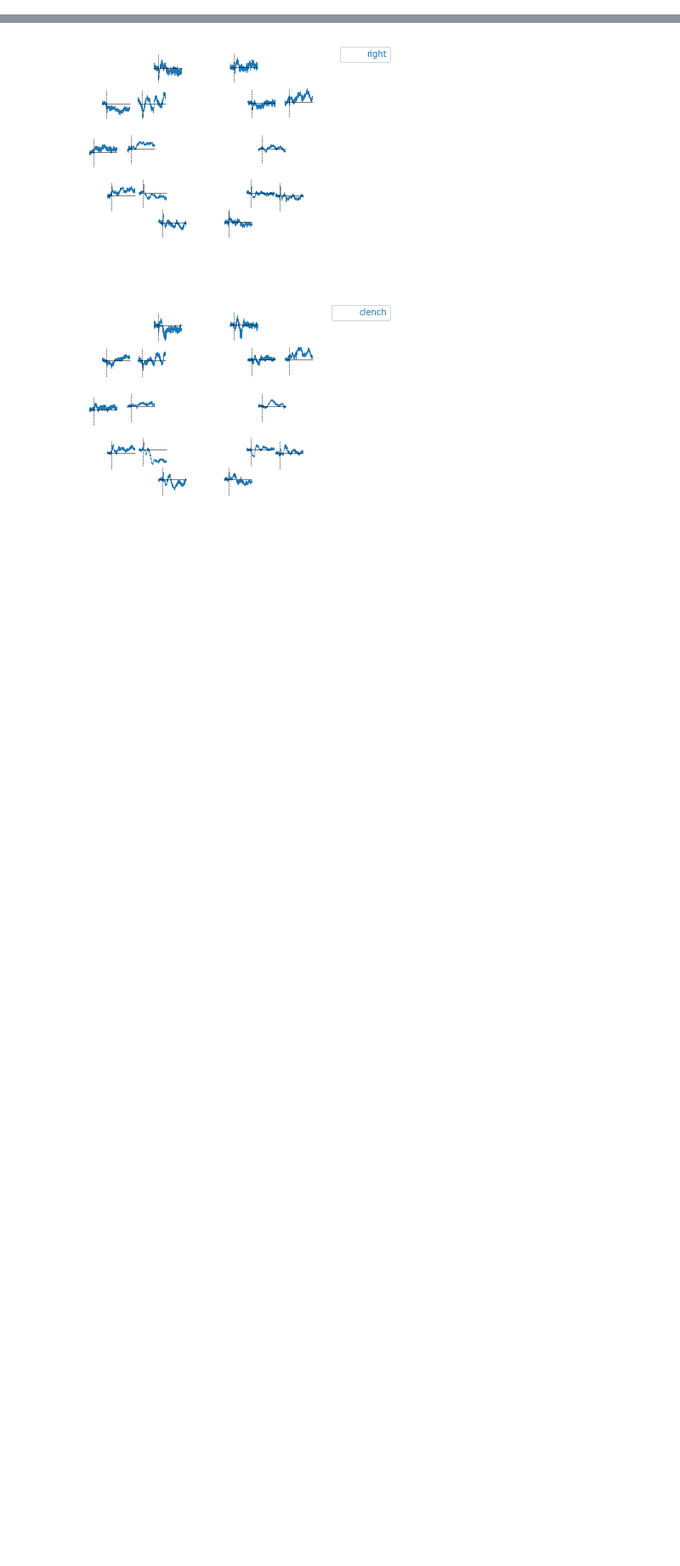
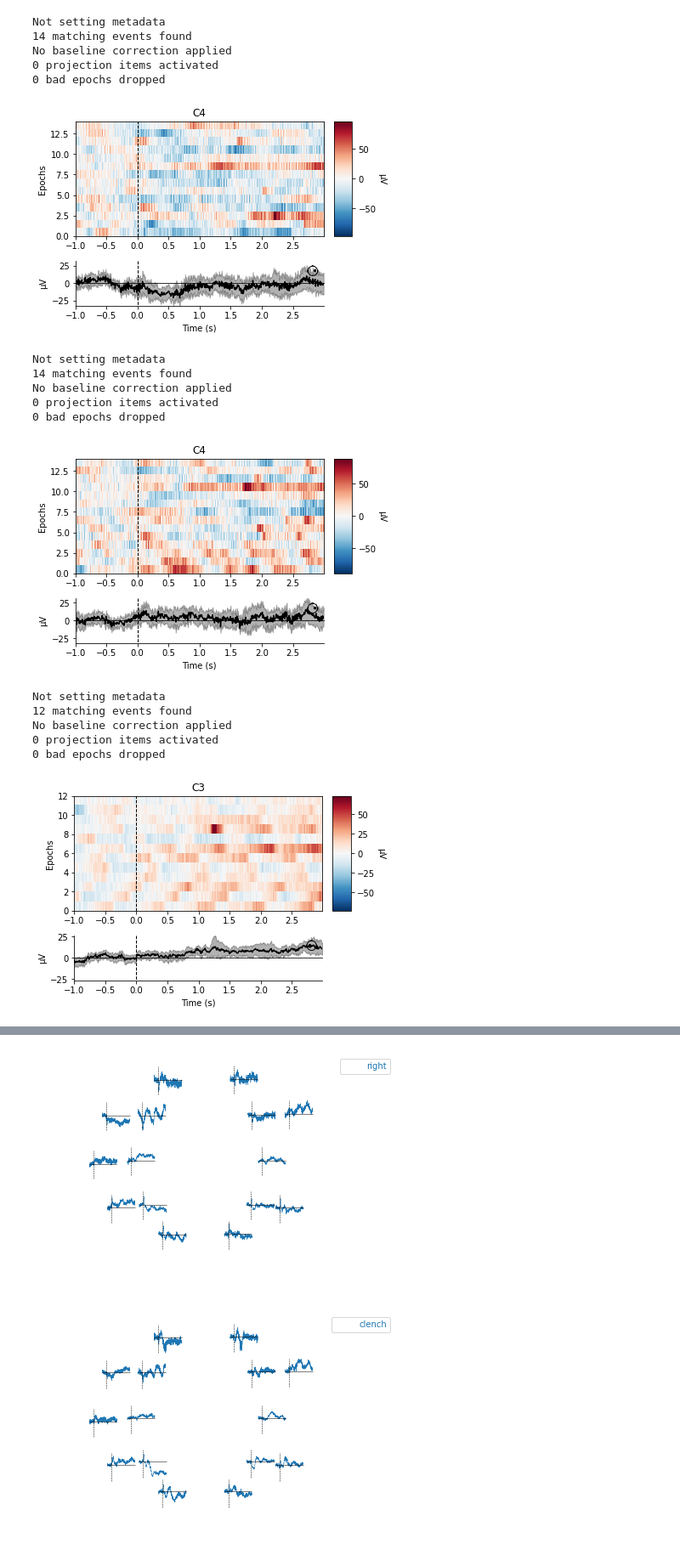
Before and after one commit to zeyus/CogNeuroExam, a Jupyter notebook: analysis2204.ipynb, the cells around one changed output, grey strips where cells are left out. Shown at 85% size. Cells and saved outputs as stored; diff of their text form; code cells hidden in the pictures; blank space fills up the shorter version.

```diff
--- a/analysis2204.ipynb
+++ b/analysis2204.ipynb
@@ -137,0 +252,2 @@ Using data from preloaded Raw for 338 events and 3501 original time points ...
+# %%
+raw_notch = raw_avg_ref.copy().notch_filter(freqs, picks = ['eeg'],  n_jobs=job_arg)
@@ -188 +318,32 @@ No baseline correction applied
 [<Figure size 432x288 with 4 Axes>, <Figure size 432x288 with 4 Axes>]
+# %%
+left_epochs = epochs_ds['left']
+right_epochs = epochs_ds['right']
+loff_epochs = epochs_ds['leftoff']
+roff_epochs = epochs_ds['rightoff']
+
+left_epochs.plot_image(picks=['C4'])
+loff_epochs.plot_image(picks=['C4'])
+right_epochs.plot_image(picks=['C3'])
+roff_epochs.plot_image(picks=['C3'])
+
+mne.viz.plot_events(events, sfreq=1000, first_samp=raw_notch.first_samp, event_id=event_idsOFF)
+# %% [output]
+Not setting metadata
+14 matching events found
+No baseline correction applied
+0 projection items activated
+0 bad epochs dropped
+[figure, added]
+Not setting metadata
+14 matching events found
+No baseline correction applied
+0 projection items activated
+0 bad epochs dropped
+[figure, added]
+Not setting metadata
+12 matching events found
+No baseline correction applied
+0 projection items activated
+0 bad epochs dropped
+[figure, added]
```
Also changed, not shown: parts of 12 cells of this notebook, 9 other files.
